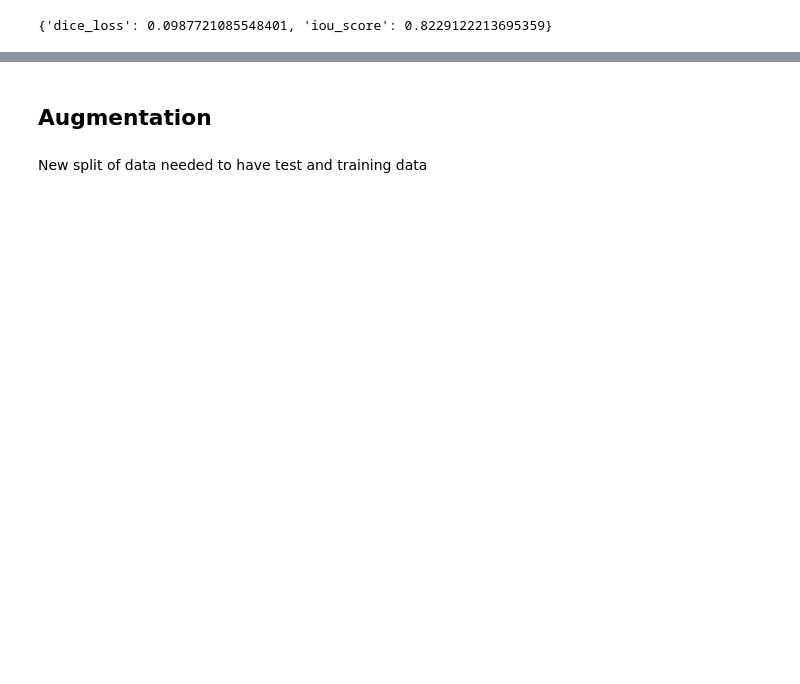
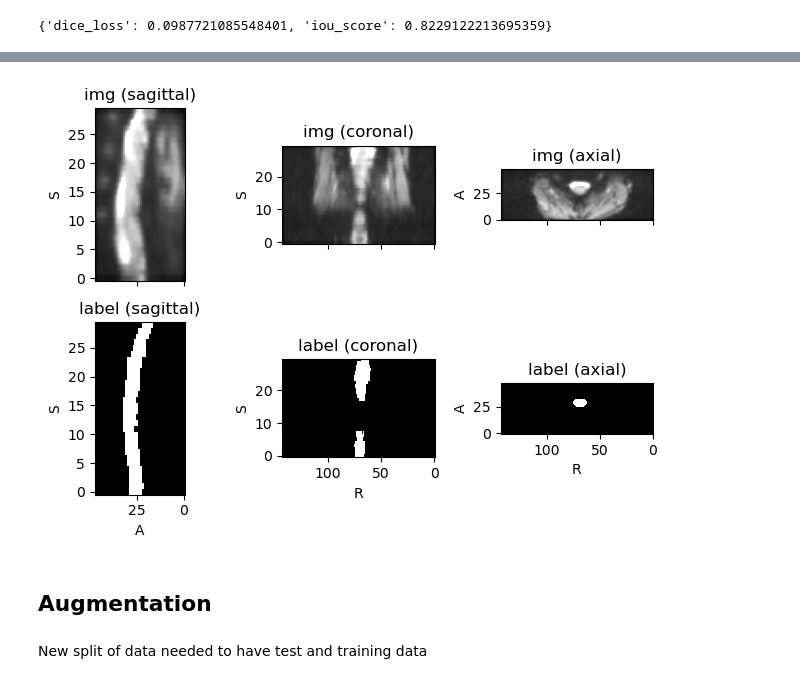
Before and after one commit to TimXdang/SpinalcordSeg, a Jupyter notebook: Playground_2.ipynb, the cells around one changed output, grey strips where cells are left out. Drawn from its saved outputs; the diff is of its cells as text; code cells hidden in the pictures; blank space fills up the shorter version.

```diff
--- a/Playground_2.ipynb
+++ b/Playground_2.ipynb
@@ -359,3 +425,7 @@ logs
+# %%
+test.get_inverse_transform()(test).plot()
+# %% [output]
+[figure, added]
 # %% [markdown]
 ## Augmentation
 # %% [markdown]
```
Also changed, not shown: parts of 75 cells of this notebook.
